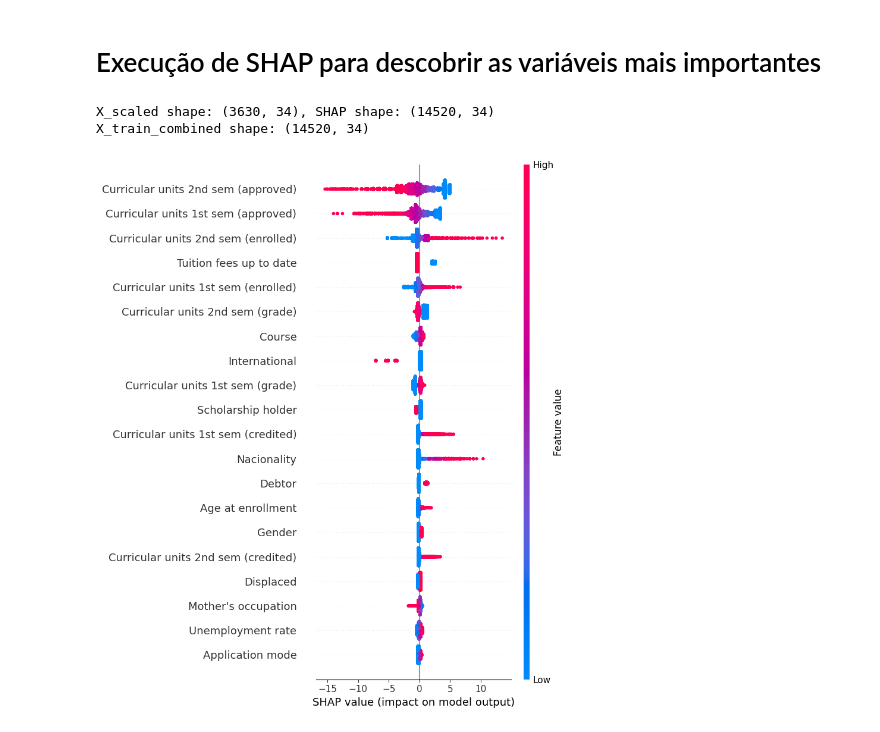
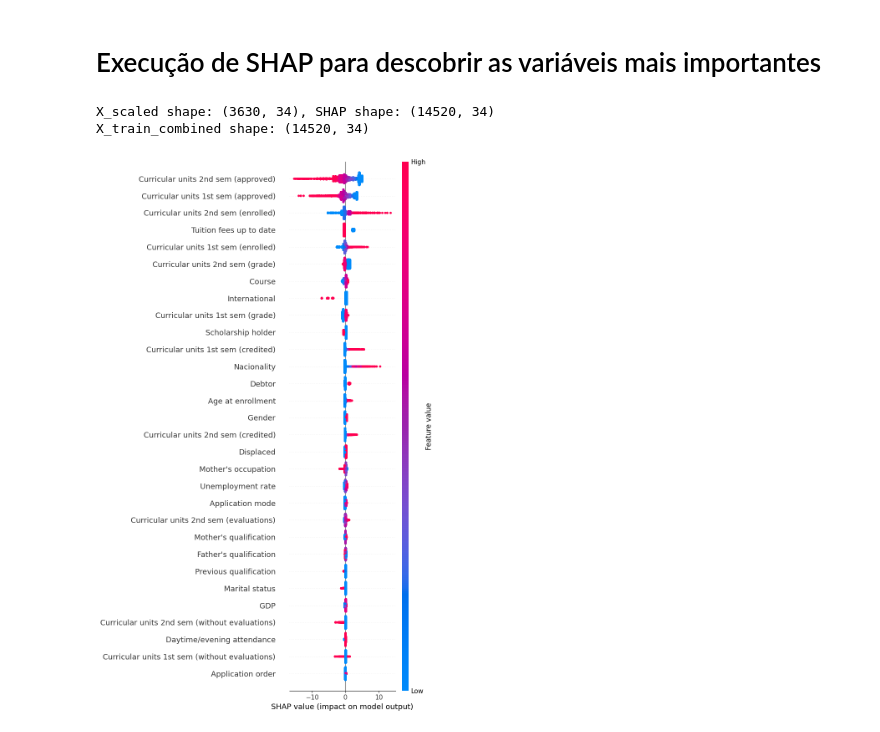
Before and after one commit to eduardosampaiopr/AbandonLess, a Jupyter notebook: EDA/TesteVariaveisImportantes.ipynb, the cells around one changed output. Cells and saved outputs as stored; diff of their text form; code cells hidden in the pictures.

Commit message:
Alteração do HeatMap e SHAP

```diff
--- a/EDA/TesteVariaveisImportantes.ipynb
+++ b/EDA/TesteVariaveisImportantes.ipynb
@@ -33,32 +33,32 @@ shap_values_list = []
 X_train_full = []
 
 # Cross-validation
 for train_index, test_index in kf.split(X_scaled, y):
     X_train, X_test = X_scaled.iloc[train_index], X_scaled.iloc[test_index]
     y_train, y_test = y.iloc[train_index], y.iloc[test_index]
 
     # Treinar modelo
     model.fit(X_train, y_train)
 
     # Aplicar SHAP
     explainer = shap.Explainer(model, X_train)
     shap_values = explainer(X_train)
 
     # Guardar os valores SHAP e X_train correspondentes
     shap_values_list.append(shap_values.values)
     X_train_full.append(X_train)
 
 # Unir os valores SHAP
 all_shap_values = np.vstack(shap_values_list)
 X_train_combined = pd.concat(X_train_full, axis=0)
 
 # Verificar tamanhos
 print(f"X_scaled shape: {X_scaled.shape}, SHAP shape: {all_shap_values.shape}")
 print(f"X_train_combined shape: {X_train_combined.shape}")
 
 # Garantir que o SHAP e X_train_combined estão alinhados
-shap.summary_plot(all_shap_values, X_train_combined)
+shap.summary_plot(all_shap_values, X_train_combined, max_display=30)
 # %% [output]
 X_scaled shape: (3630, 34), SHAP shape: (14520, 34)
 X_train_combined shape: (14520, 34)
-[figure, old version]
+[figure, new version]
```
Also changed, not shown: 1 other file.
